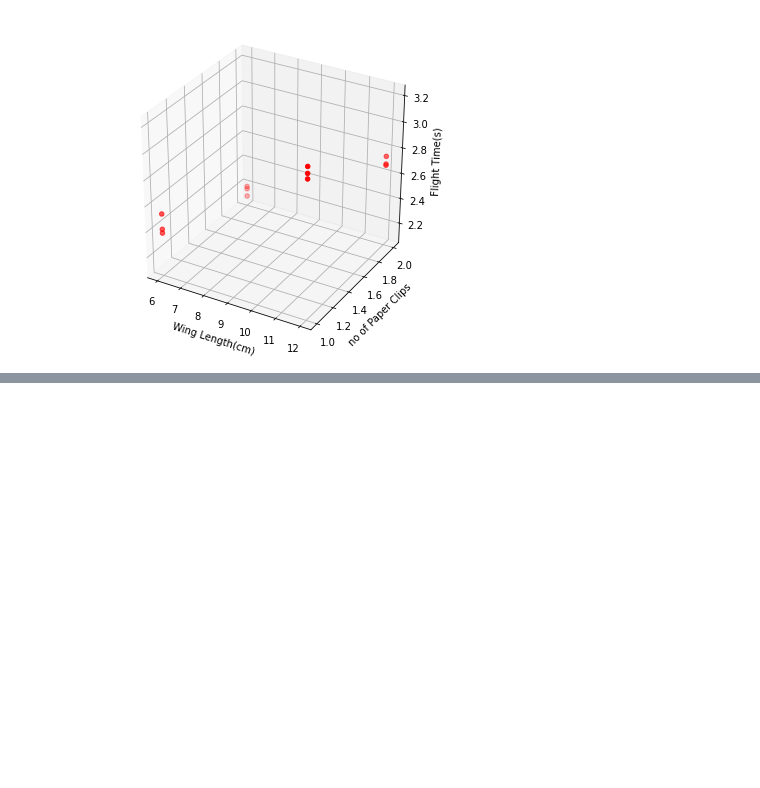
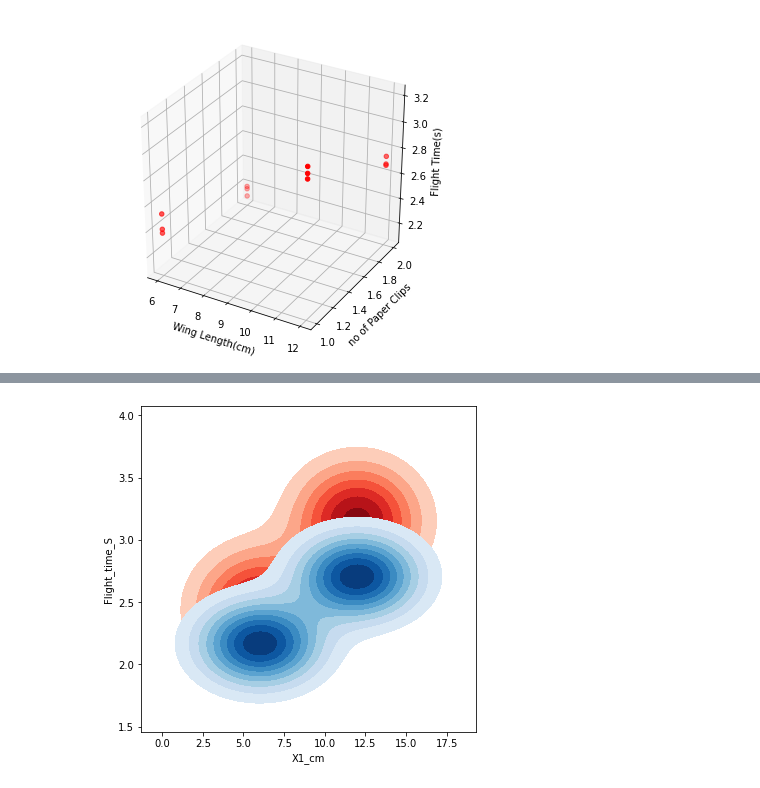
Before and after one commit to sankarsasmal/Python, a Jupyter notebook: Statistics_with_Python_Quickstart.ipynb, the cells around one changed output, grey strips where cells are left out. Cells and saved outputs as stored; diff of their text form; code cells hidden in the pictures; blank space fills up the shorter version.

```diff
--- a/Statistics_with_Python_Quickstart.ipynb
+++ b/Statistics_with_Python_Quickstart.ipynb
@@ -221,0 +234,10 @@ plt.show()
+# %%
+fig = plt.figure(figsize=(6,6))
+PaperClip1 = df.loc[df.X2_no == 1]
+PaperClip2 = df.loc[df.X2_no == 2]
+ax = sns.kdeplot(PaperClip1.X1_cm, PaperClip1.Flight_time_S,
+                 cmap="Reds", shade=True, shade_lowest=False)
+ax = sns.kdeplot(PaperClip2.X1_cm, PaperClip2.Flight_time_S,
+                 cmap="Blues", shade=True, shade_lowest=False)
+# %% [output]
+[figure, added]
```
Also changed, not shown: parts of 2 cells of this notebook.
